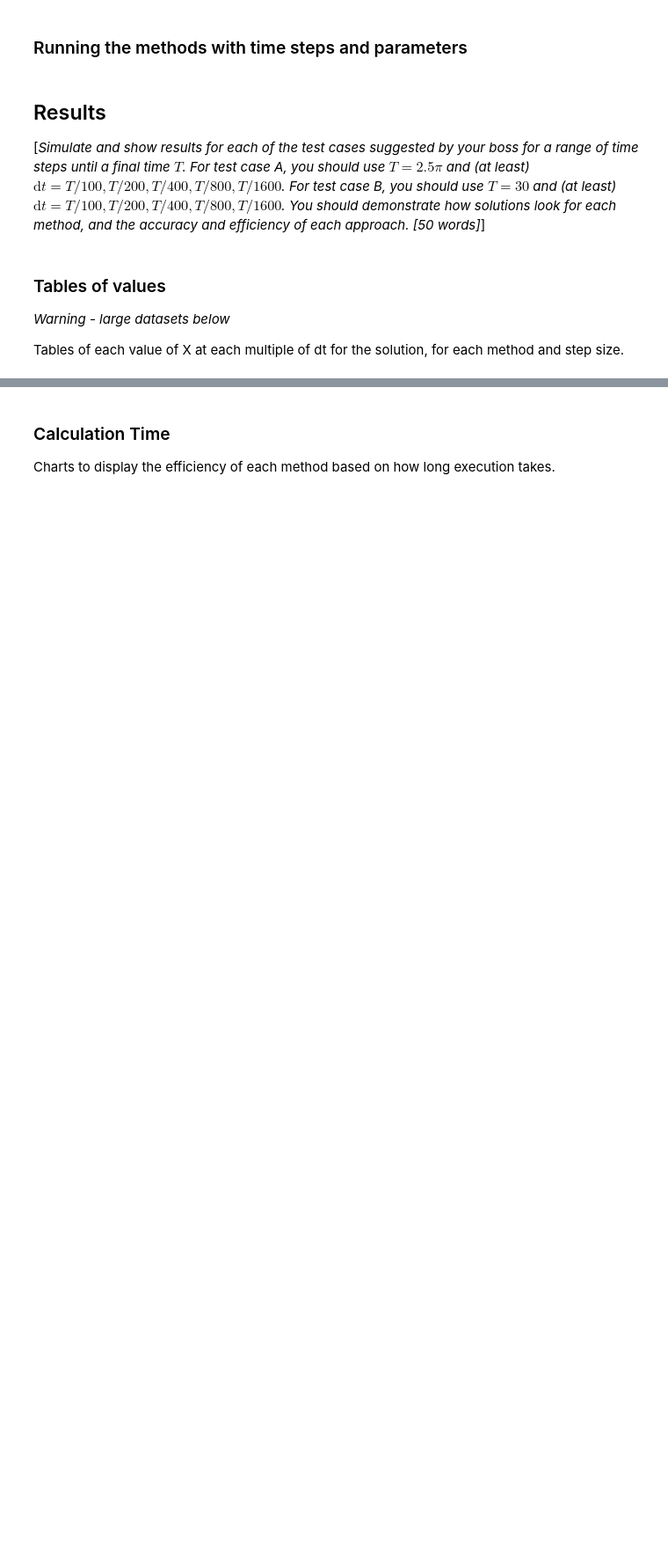
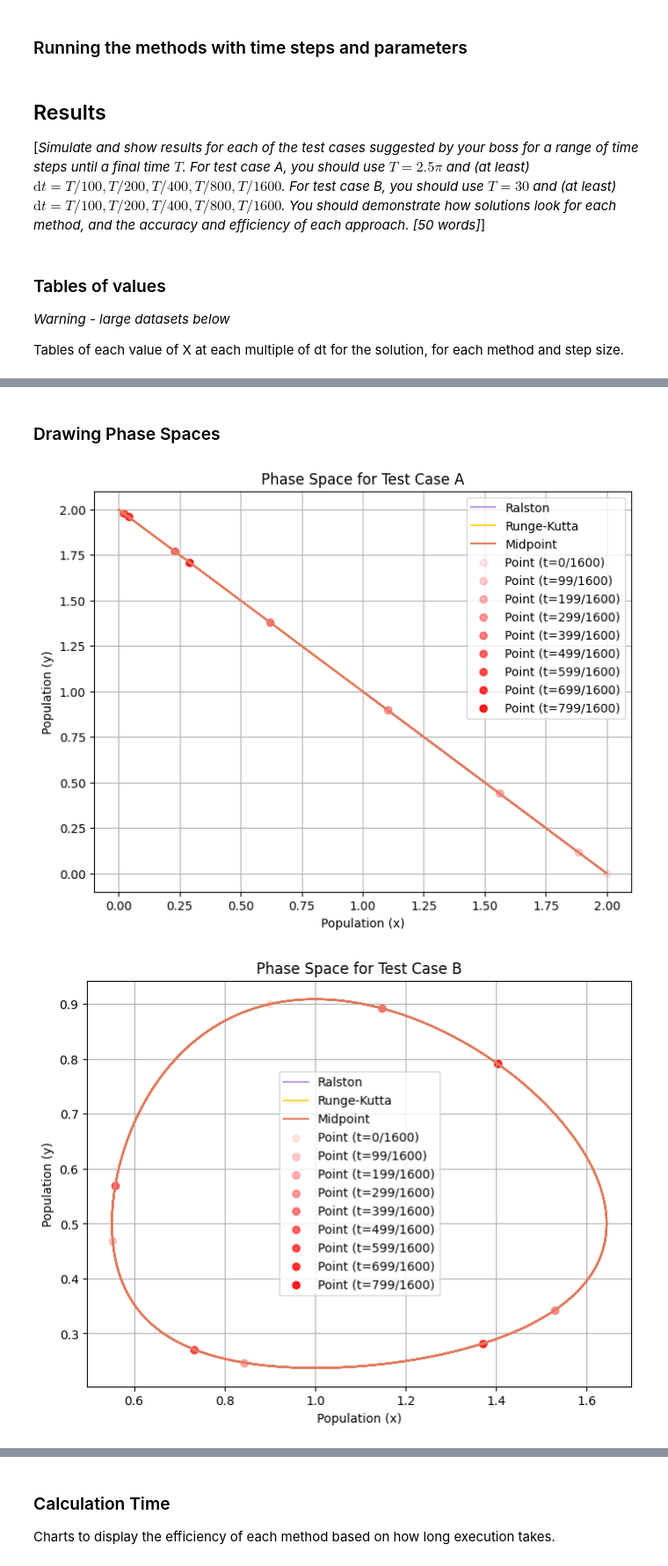
Before and after one commit to samrussell-code/numerical_scwk, a Jupyter notebook: samrussell.ipynb, the cells around one changed output, grey strips where cells are left out. Shown at 88% size. Saved outputs shown, nothing was run; the diff lists cells and outputs as text; code cells hidden in the pictures; blank space fills up the shorter version.

Commit message:
phase portraits

```diff
--- a/samrussell.ipynb
+++ b/samrussell.ipynb
@@ -224,0 +245,51 @@ dt = T/100, Total Time = 0.004642 s
+# %% [markdown]
+### Drawing Phase Spaces
+# %%
+# Function to plot phase plane with initial point
+def plot_phase_plane_with_initial_points(sol, methods, case, opacity_start=0.1, opacity_increment=0.1):
+    plt.figure(figsize=(8, 6))
+
+    for method, color in zip(methods, colors):
+        method_index = methods.index(method)
+        plt.plot(sol[method_index][:, 0], sol[method_index][:, 1], label=f"{method}", color=color)
+
+    initial_points = sol[0][:, :]  # Get all points from the first method
+    for i in [0, 99, 199, 299, 399, 499, 599, 699, 799]:
+        plt.scatter(initial_points[i, 0], initial_points[i, 1], marker='o', color='red', label=f"Point (t={i}/1600)", alpha=opacity_start)
+        opacity_start += opacity_increment
+
+    plt.title(f"Phase Space for Test Case {case}")
+    plt.xlabel("Population (x)")
+    plt.ylabel("Population (y)")
+    plt.legend()
+    plt.grid(True)
+    plt.show()
+
+# Initialize solutions for each method
+sol_all_methods_A = []
+sol_all_methods_B = []
+
+# Plotting phase planes for Test Case A
+for method in methods:
+    if method == "Midpoint":
+        t, sol = midpoint_method(rhs, u0_A, 0, T_A / 1600, T_A)
+    else:
+        t, sol = solver(rhs, u0_A, 0, T_A / 1600, T_A, method)
+    sol_all_methods_A.append(np.array(sol))
+
+# Plotting phase planes for Test Case B
+for method in methods:
+    if method == "Midpoint":
+        t, sol = midpoint_method(rhs_B, u0_B, 0, T_B / 1600, T_B)
+    else:
+        t, sol = solver(rhs_B, u0_B, 0, T_B / 1600, T_B, method)
+    sol_all_methods_B.append(np.array(sol))
+
+# Plotting combined phase planes for Test Case A with initial points
+plot_phase_plane_with_initial_points(sol_all_methods_A, methods, "A")
+
+# Plotting combined phase planes for Test Case B with initial points
+plot_phase_plane_with_initial_points(sol_all_methods_B, methods, "B")
+# %% [output]
+[figure, added]
+[figure, added]
```
Also changed, not shown: parts of 14 cells of this notebook.
